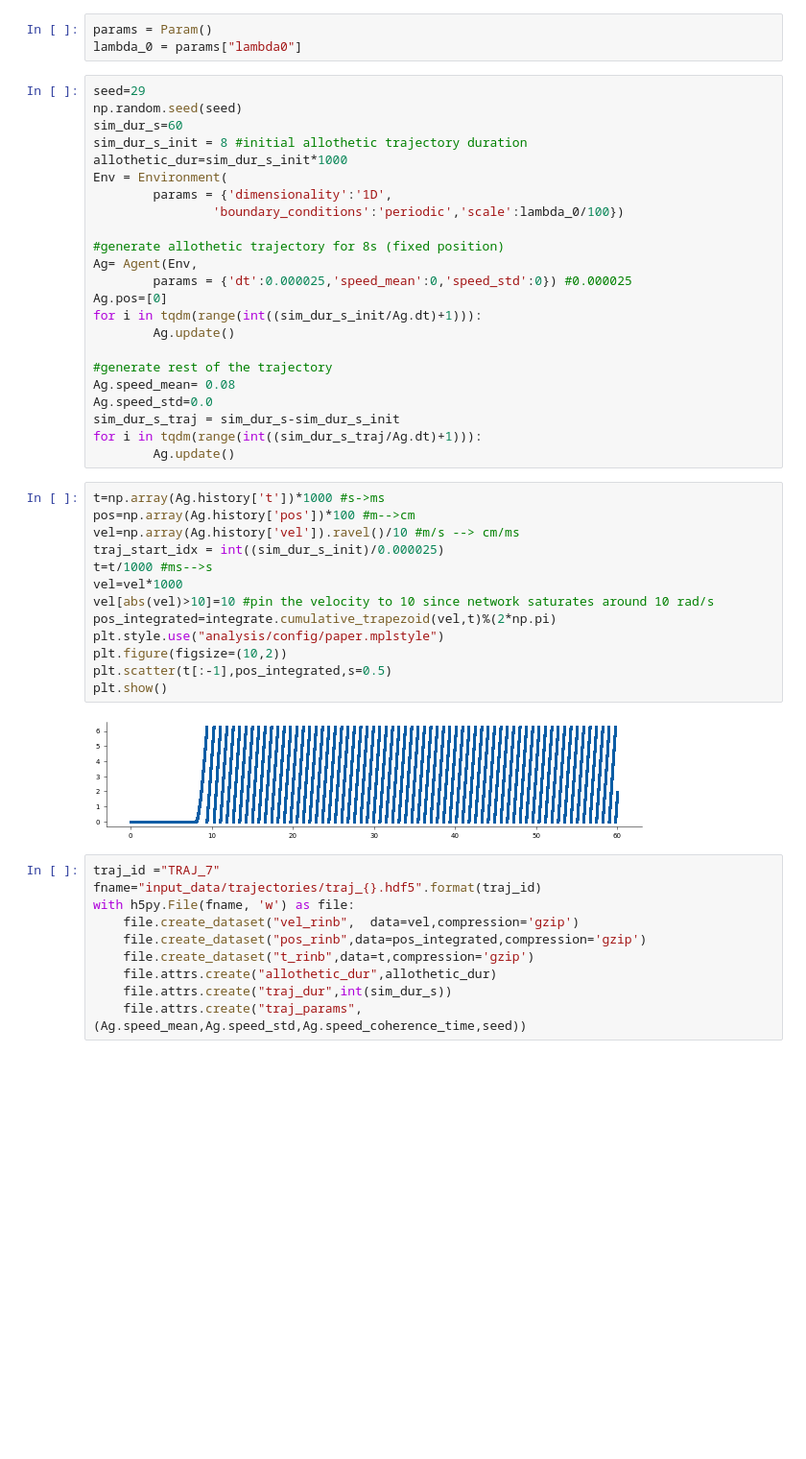
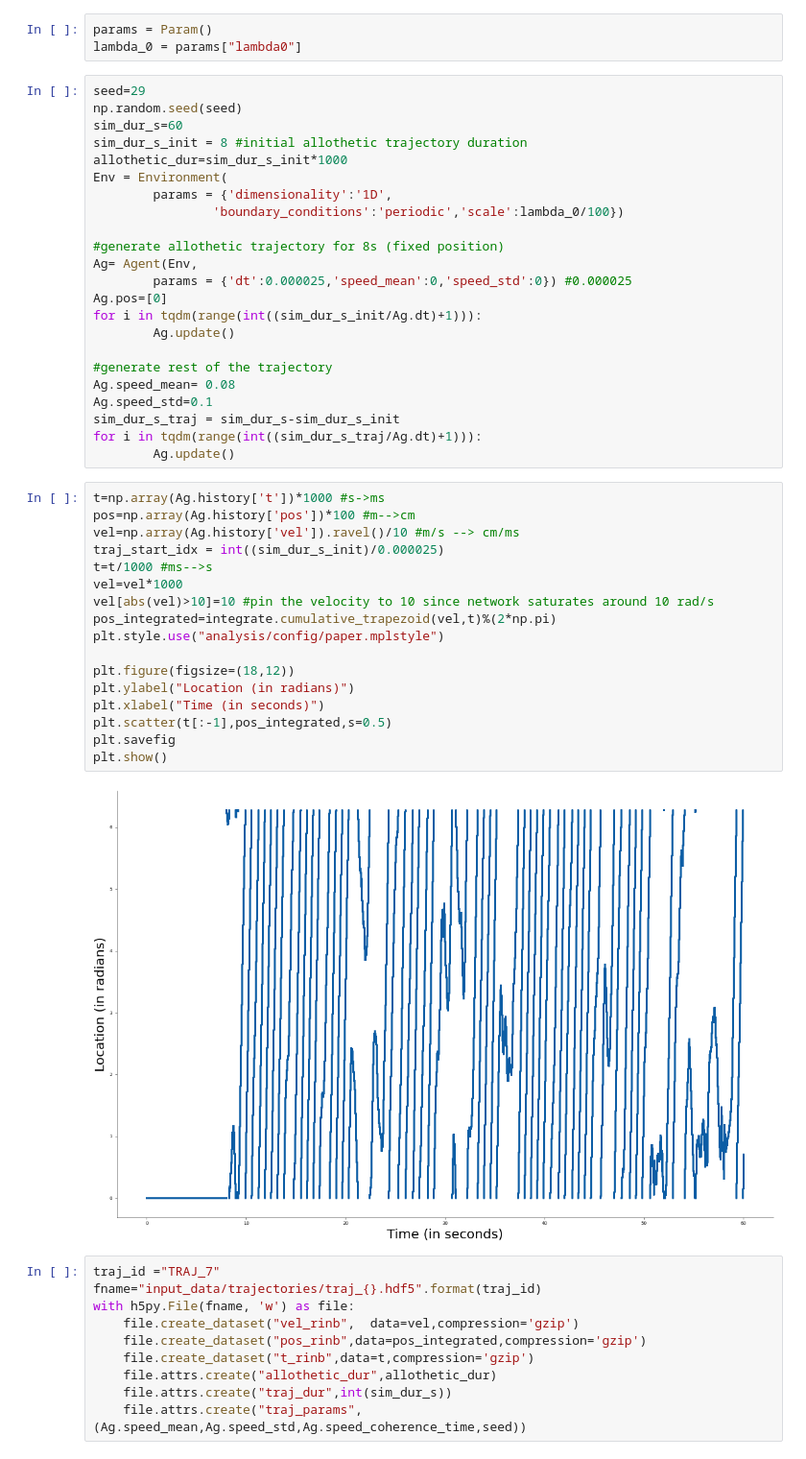
Before and after one commit to tiny-infinity/GridCellsCopy, a Jupyter notebook: analysis/notebooks/theta_analysis/gov_7_traj.ipynb, the cells around one changed output. Shown at 96% size. Drawn from its saved outputs; the diff is of its cells as text; blank space fills up the shorter version.

```diff
--- a/analysis/notebooks/theta_analysis/gov_7_traj.ipynb
+++ b/analysis/notebooks/theta_analysis/gov_7_traj.ipynb
@@ -34,25 +34,29 @@ for i in tqdm(range(int((sim_dur_s_init/Ag.dt)+1))):
 
 #generate rest of the trajectory
 Ag.speed_mean= 0.08
-Ag.speed_std=0.0
+Ag.speed_std=0.1
 sim_dur_s_traj = sim_dur_s-sim_dur_s_init
 for i in tqdm(range(int((sim_dur_s_traj/Ag.dt)+1))):
         Ag.update()
 # %%
 t=np.array(Ag.history['t'])*1000 #s->ms
 pos=np.array(Ag.history['pos'])*100 #m-->cm
 vel=np.array(Ag.history['vel']).ravel()/10 #m/s --> cm/ms
 traj_start_idx = int((sim_dur_s_init)/0.000025)
 t=t/1000 #ms-->s
 vel=vel*1000
 vel[abs(vel)>10]=10 #pin the velocity to 10 since network saturates around 10 rad/s
 pos_integrated=integrate.cumulative_trapezoid(vel,t)%(2*np.pi)
 plt.style.use("analysis/config/paper.mplstyle")
-plt.figure(figsize=(10,2))
+
+plt.figure(figsize=(18,12))
+plt.ylabel("Location (in radians)")
+plt.xlabel("Time (in seconds)")
 plt.scatter(t[:-1],pos_integrated,s=0.5)
+plt.savefig
 plt.show()
 # %% [output]
-[figure, old version]
+[figure, new version]
 # %%
 traj_id ="TRAJ_7"
 fname="input_data/trajectories/traj_{}.hdf5".format(traj_id)
```
Also changed, not shown: 11 other files.
